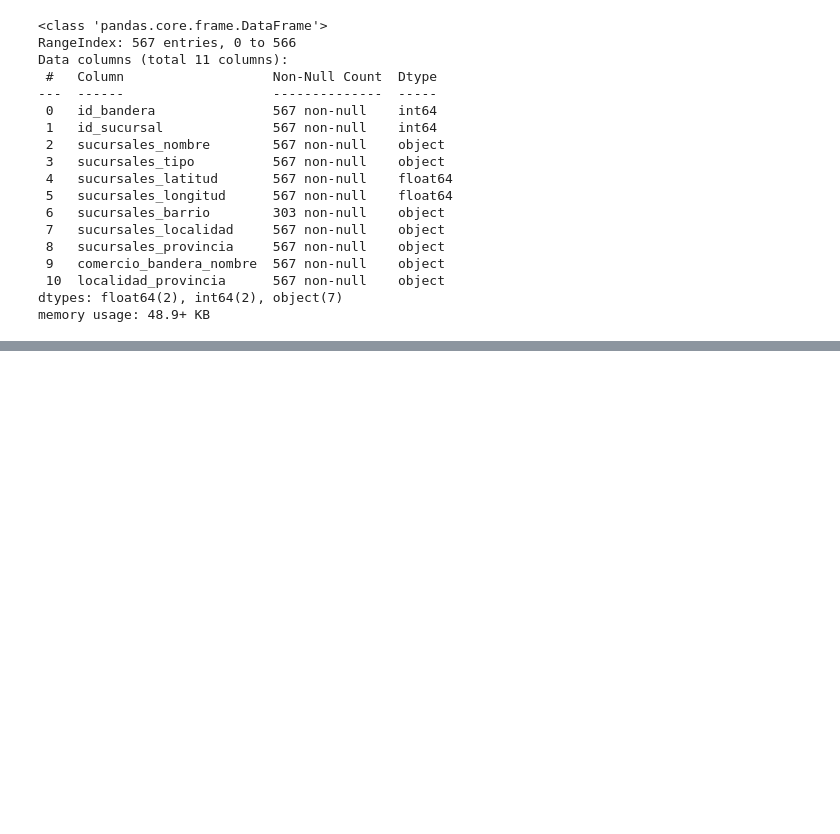
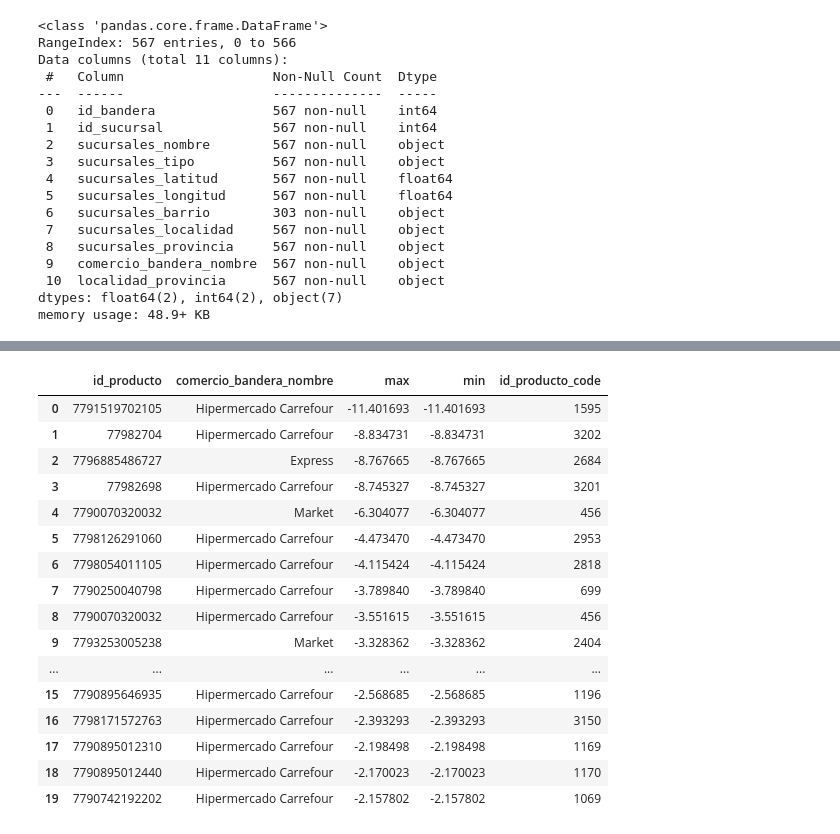
Before and after one commit to CEIA-MBer-ATacc/ceia_add_tps, a Jupyter notebook: TP1/productos/TP1_productos.ipynb, the cells around one changed output, grey strips where cells are left out. Cells and saved outputs as stored; diff of their text form; code cells hidden in the pictures; blank space fills up the shorter version.

```diff
--- a/TP1/productos/TP1_productos.ipynb
+++ b/TP1/productos/TP1_productos.ipynb
@@ -243,0 +269,11 @@ memory usage: 48.9+ KB
+# %%
+# Contar el número de sucursales únicas por producto
+productos_en_todas_sucursales = completo_supermercado_df.groupby('id_producto')['comercio_bandera_nombre'].nunique()
+
+# Filtrar los productos que están en todas los comercios, que en nuestro caso son 3, expres, hiper, market
+productos_en_todas_sucursales = productos_en_todas_sucursales[productos_en_todas_sucursales == 3].index
+
+# Filtrar el DataFrame original
+productos_df_en_varias_sucursales = completo_supermercado_df[completo_supermercado_df['id_producto'].isin(productos_en_todas_sucursales)]
+print(f" cantidad de productos que estan en los 3 comercios {len(productos_df_en_varias_sucursales["id_producto"].value_counts())}")
+productos_df_en_varias_sucursales["id_producto"].value_counts()
@@ -243,0 +323,29 @@ memory usage: 48.9+ KB
+# %%
+# Ordenar el DataFrame por la columna 'id_producto'
+resultado = resultado.sort_values(by='max').reset_index(drop=True)
+
+# Convertir la columna 'id_producto' a categórica
+resultado['id_producto'] = resultado['id_producto'].astype('category')
+
+# Agregar una nueva columna con el código numérico de la categoría
+resultado['id_producto_code'] = resultado['id_producto'].cat.codes
+
+resultado.head(20)
+# %% [output]
+|  | id_producto | comercio_bandera_nombre | max | min | id_producto_code |
+| 0 | 7791519702105 | Hipermercado Carrefour | -11.401693 | -11.401693 | 1595 |
+| 1 | 77982704 | Hipermercado Carrefour | -8.834731 | -8.834731 | 3202 |
+| 2 | 7796885486727 | Express | -8.767665 | -8.767665 | 2684 |
+| 3 | 77982698 | Hipermercado Carrefour | -8.745327 | -8.745327 | 3201 |
+| 4 | 7790070320032 | Market | -6.304077 | -6.304077 | 456 |
+| 5 | 7798126291060 | Hipermercado Carrefour | -4.473470 | -4.473470 | 2953 |
+| 6 | 7798054011105 | Hipermercado Carrefour | -4.115424 | -4.115424 | 2818 |
+| 7 | 7790250040798 | Hipermercado Carrefour | -3.789840 | -3.789840 | 699 |
+| 8 | 7790070320032 | Hipermercado Carrefour | -3.551615 | -3.551615 | 456 |
+| 9 | 7793253005238 | Market | -3.328362 | -3.328362 | 2404 |
+| ... | ... | ... | ... | ... | ... |
+| 15 | 7790895646935 | Hipermercado Carrefour | -2.568685 | -2.568685 | 1196 |
+| 16 | 7798171572763 | Hipermercado Carrefour | -2.393293 | -2.393293 | 3150 |
+| 17 | 7790895012310 | Hipermercado Carrefour | -2.198498 | -2.198498 | 1169 |
+| 18 | 7790895012440 | Hipermercado Carrefour | -2.170023 | -2.170023 | 1170 |
+| 19 | 7790742192202 | Hipermercado Carrefour | -2.157802 | -2.157802 | 1069 |
```
Also changed, not shown: parts of 8 cells of this notebook, 1 other file.
